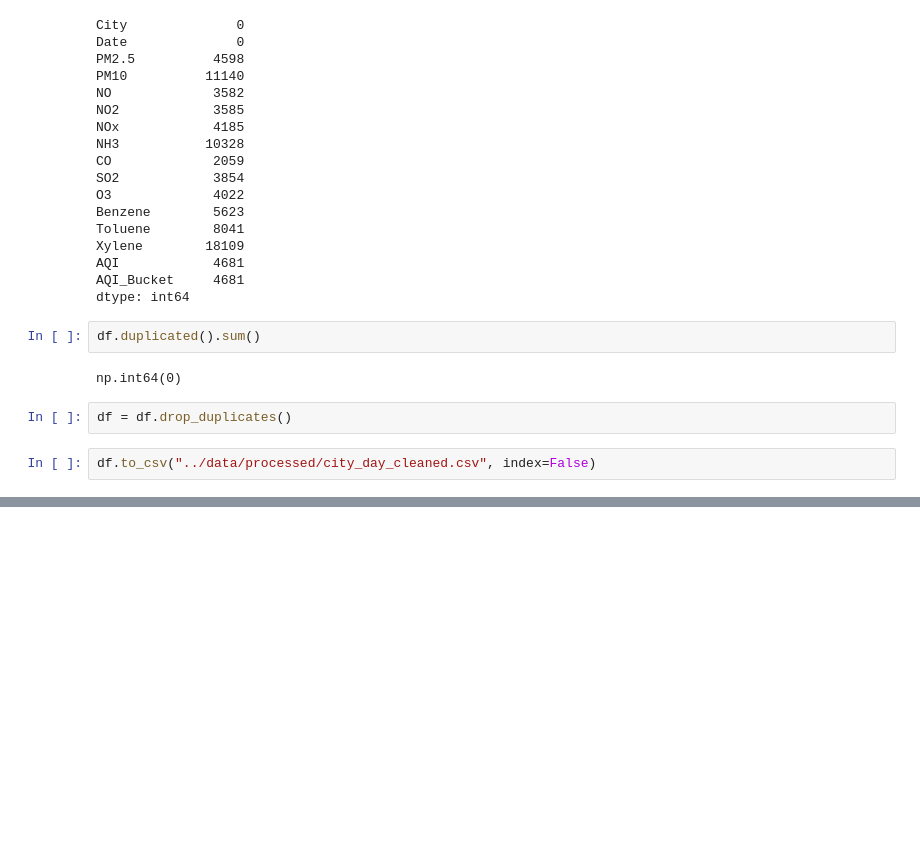
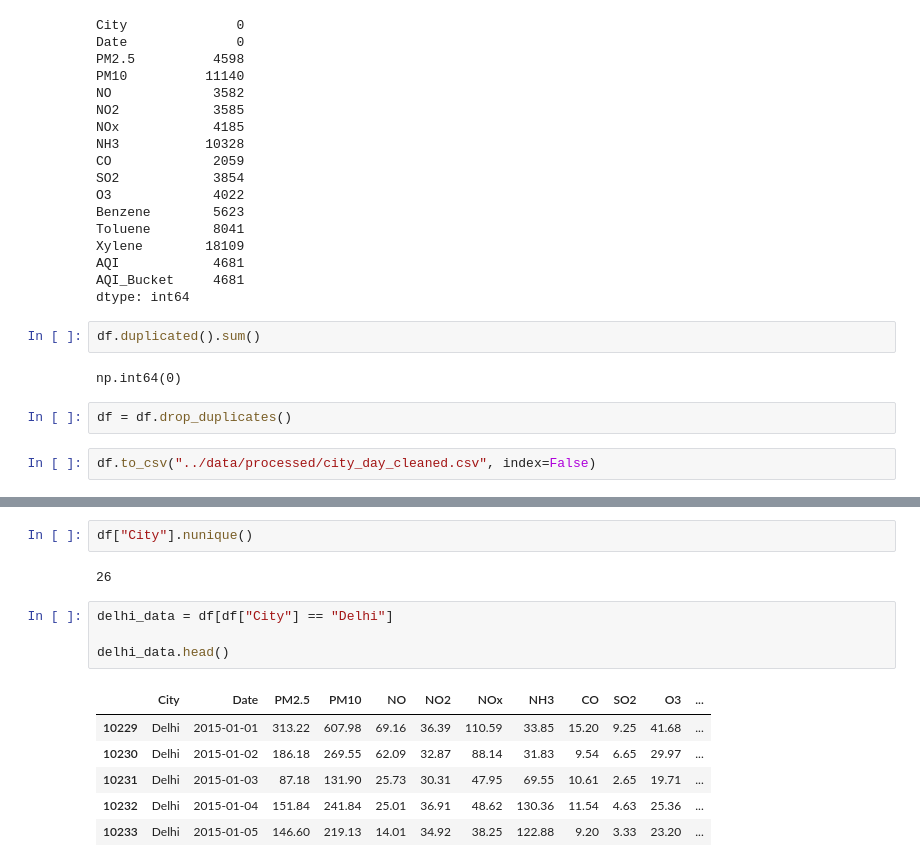
Before and after one commit to nikunjdixit-ai/-Air-AQI-Prediction, a Jupyter notebook: notebook/aqi_pipeline.ipynb, the cells around one changed output, grey strips where cells are left out. Drawn from its saved outputs; the diff is of its cells as text; blank space fills up the shorter version.

```diff
--- a/notebook/aqi_pipeline.ipynb
+++ b/notebook/aqi_pipeline.ipynb
@@ -138,0 +157,15 @@ df.to_csv("../data/processed/city_day_cleaned.csv", index=False)
+# %%
+df["City"].nunique()
+# %% [output]
+26
+# %%
+delhi_data = df[df["City"] == "Delhi"]
+
+delhi_data.head()
+# %% [output]
+|  | City | Date | PM2.5 | PM10 | NO | NO2 | NOx | NH3 | CO | SO2 | O3 | ... |
+| 10229 | Delhi | 2015-01-01 | 313.22 | 607.98 | 69.16 | 36.39 | 110.59 | 33.85 | 15.20 | 9.25 | 41.68 | ... |
+| 10230 | Delhi | 2015-01-02 | 186.18 | 269.55 | 62.09 | 32.87 | 88.14 | 31.83 | 9.54 | 6.65 | 29.97 | ... |
+| 10231 | Delhi | 2015-01-03 | 87.18 | 131.90 | 25.73 | 30.31 | 47.95 | 69.55 | 10.61 | 2.65 | 19.71 | ... |
+| 10232 | Delhi | 2015-01-04 | 151.84 | 241.84 | 25.01 | 36.91 | 48.62 | 130.36 | 11.54 | 4.63 | 25.36 | ... |
+| 10233 | Delhi | 2015-01-05 | 146.60 | 219.13 | 14.01 | 34.92 | 38.25 | 122.88 | 9.20 | 3.33 | 23.20 | ... |
```
Also changed, not shown: parts of 8 cells of this notebook.
